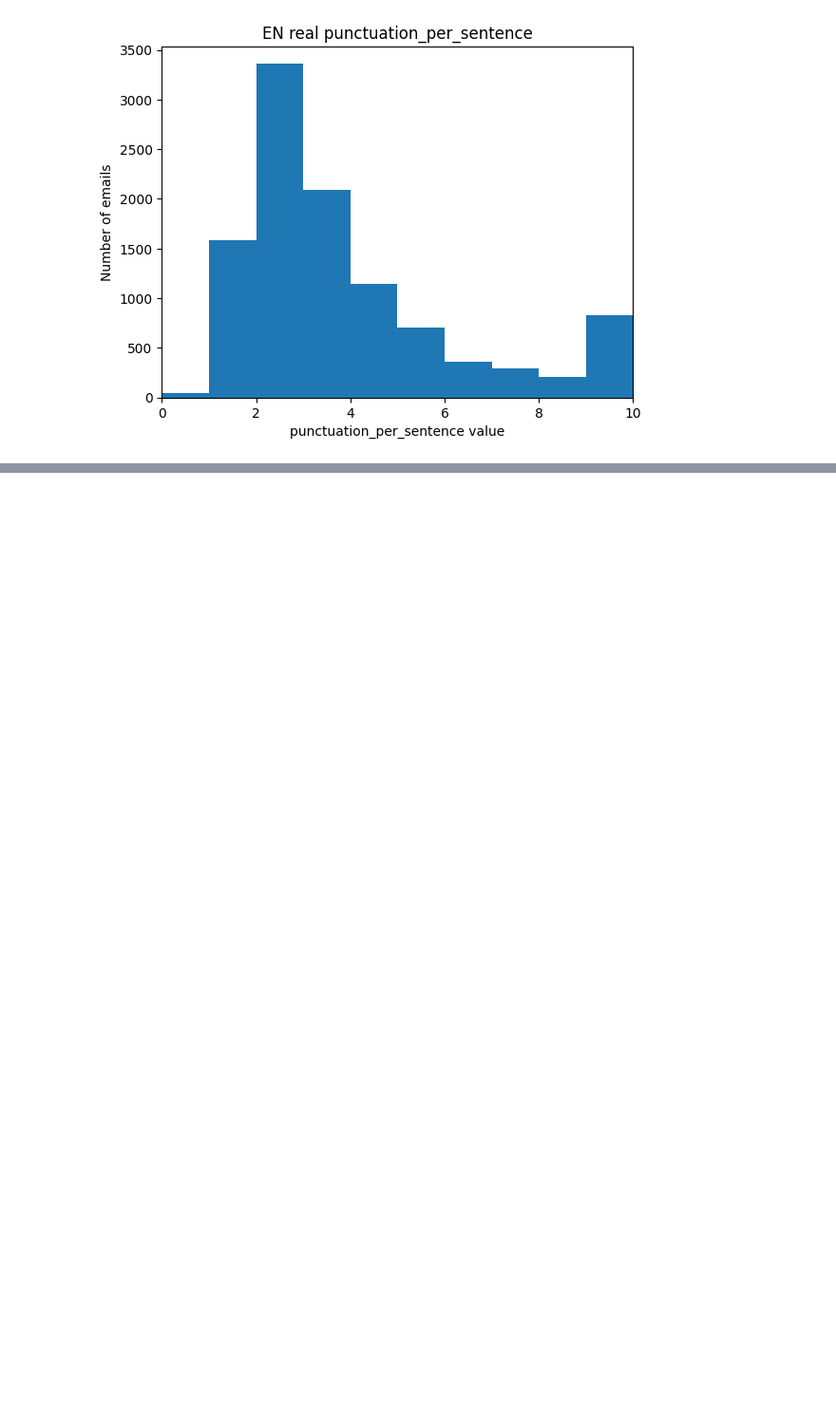
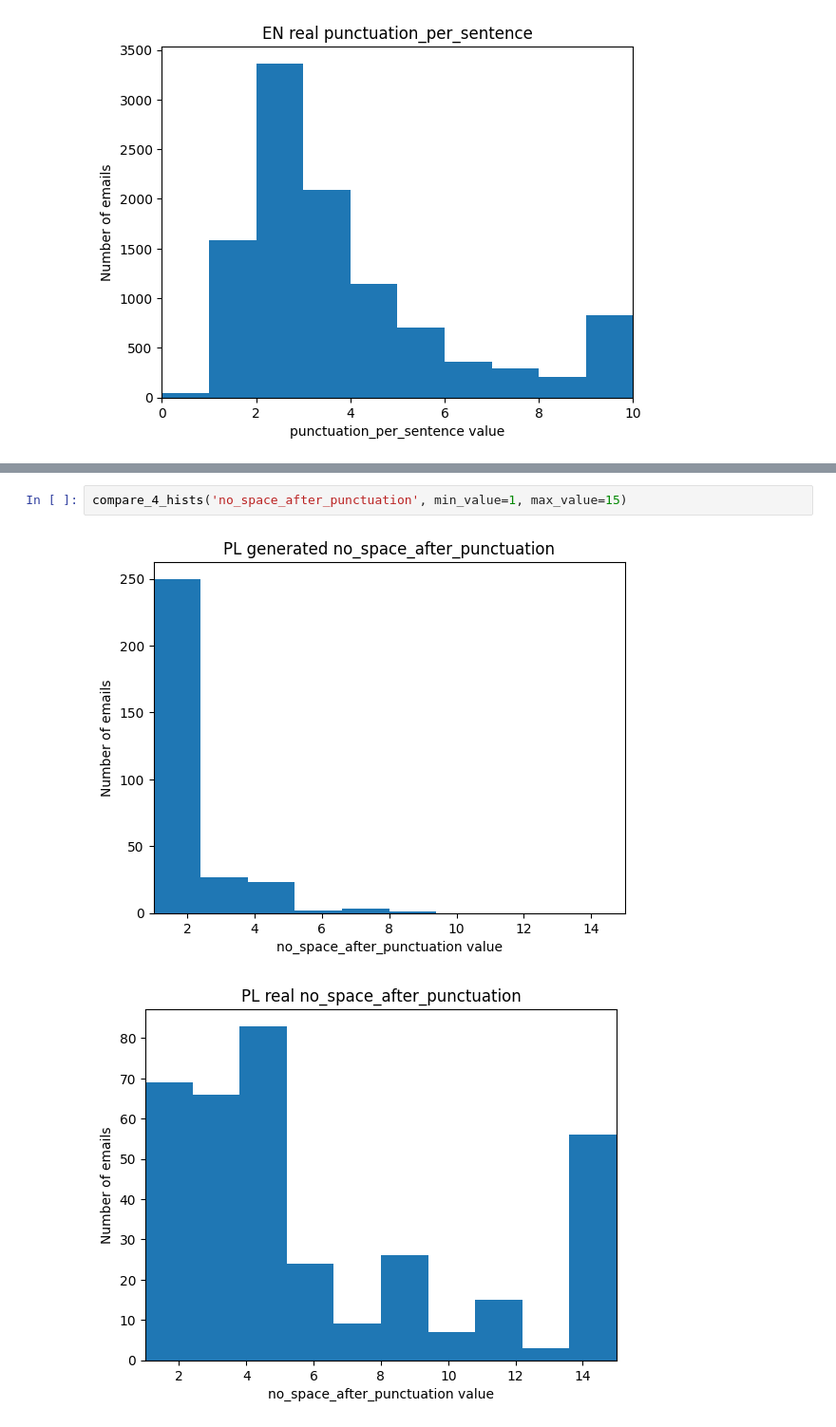
Before and after one commit to Erfantls/anti-gpt-checker, a Jupyter notebook: notebooks/attributes_analysis.ipynb, the cells around one changed output, grey strips where cells are left out. Shown at 95% size. Saved outputs shown, nothing was run; the diff lists cells and outputs as text; blank space fills up the shorter version.

```diff
--- a/notebooks/attributes_analysis.ipynb
+++ b/notebooks/attributes_analysis.ipynb
@@ -119,0 +239,5 @@ compare_4_hists('punctuation_per_sentence', min_value=0, max_value=10)
+# %%
+compare_4_hists('no_space_after_punctuation', min_value=1, max_value=15)
+# %% [output]
+[figure, added]
+[figure, added]
```
Also changed, not shown: parts of 14 cells of this notebook, 13 other files.
